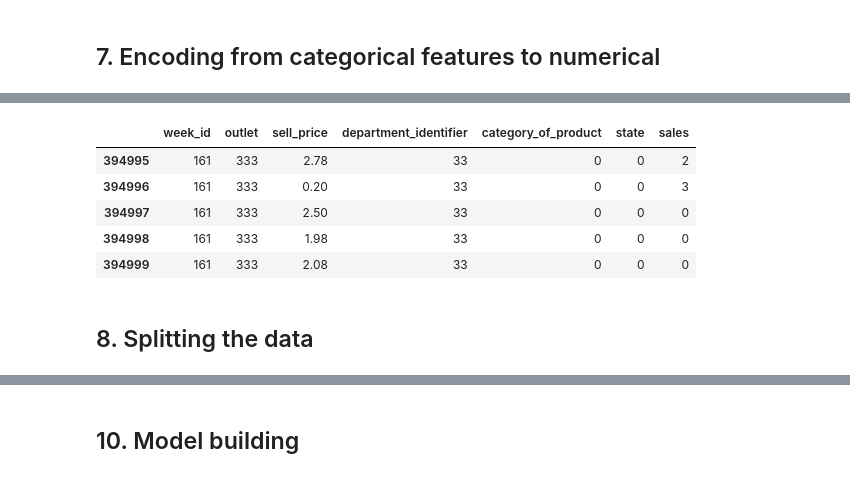
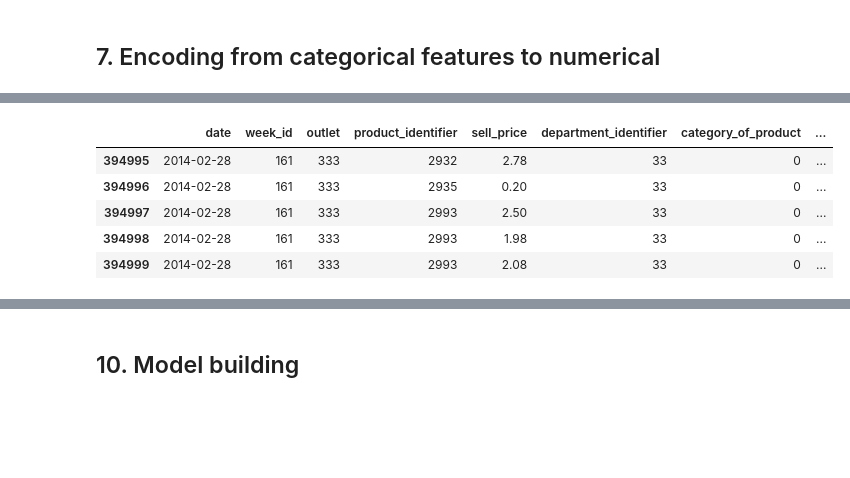
Before and after one commit to Reddappa-M-R-4431/Lasso-Regression, a Jupyter notebook: Week-6-Task/Sales_of_retail_store_without_sklearn.ipynb, the cells around one changed output, grey strips where cells are left out. Drawn from its saved outputs; the diff is of its cells as text; code cells hidden in the pictures; blank space fills up the shorter version.

```diff
--- a/Week-6-Task/Sales_of_retail_store_without_sklearn.ipynb
+++ b/Week-6-Task/Sales_of_retail_store_without_sklearn.ipynb
@@ -324,0 +302,3 @@ df = df.drop(['date'],axis=1)
+# %%
+# filling outlier with fixed value
+df_train.loc[df_train['product_identifier']>=2993, 'product_identifier']=2993
@@ -324,0 +366,3 @@ df = df.drop(['date'],axis=1)
+# %%
+# filling outlier with fixed value
+df_train.loc[df_train['sell_price']>=12, 'sell_price']=12
@@ -324,0 +429,3 @@ df = df.drop(['date'],axis=1)
+# %%
+# split the date column into day, month, and year columns
+df_train[['day', 'month', 'year']] = df_train['date'].str.split('-', expand=True)
@@ -395,5 +499,5 @@ df['category_of_product'].nunique()
 from sklearn.preprocessing import LabelEncoder
 le = LabelEncoder()
 # %%
-df['category_of_product'] = le.fit_transform(df['category_of_product'])
-df['state'] = le.fit_transform(df['state'])
+df_train['category_of_product'] = le.fit_transform(df_train['category_of_product'])
+df_train['state'] = le.fit_transform(df_train['state'])
@@ -409,9 +516,9 @@ df.head()
 # %%
-df.tail()
+df_train.tail()
 # %% [output]
-|  | week_id | outlet | sell_price | department_identifier | category_of_product | state | sales |
-| 394995 | 161 | 333 | 2.78 | 33 | 0 | 0 | 2 |
-| 394996 | 161 | 333 | 0.20 | 33 | 0 | 0 | 3 |
-| 394997 | 161 | 333 | 2.50 | 33 | 0 | 0 | 0 |
-| 394998 | 161 | 333 | 1.98 | 33 | 0 | 0 | 0 |
-| 394999 | 161 | 333 | 2.08 | 33 | 0 | 0 | 0 |
+|  | date | week_id | outlet | product_identifier | sell_price | department_identifier | category_of_product | ... |
+| 394995 | 2014-02-28 | 161 | 333 | 2932 | 2.78 | 33 | 0 | ... |
+| 394996 | 2014-02-28 | 161 | 333 | 2935 | 0.20 | 33 | 0 | ... |
+| 394997 | 2014-02-28 | 161 | 333 | 2993 | 2.50 | 33 | 0 | ... |
+| 394998 | 2014-02-28 | 161 | 333 | 2993 | 1.98 | 33 | 0 | ... |
+| 394999 | 2014-02-28 | 161 | 333 | 2993 | 2.08 | 33 | 0 | ... |
@@ -422,2 +533,0 @@ y = df["sell_price"]
-# %% [markdown]
-## 8. Splitting the data
```
Also changed, not shown: parts of 113 cells of this notebook, 1 other file.
